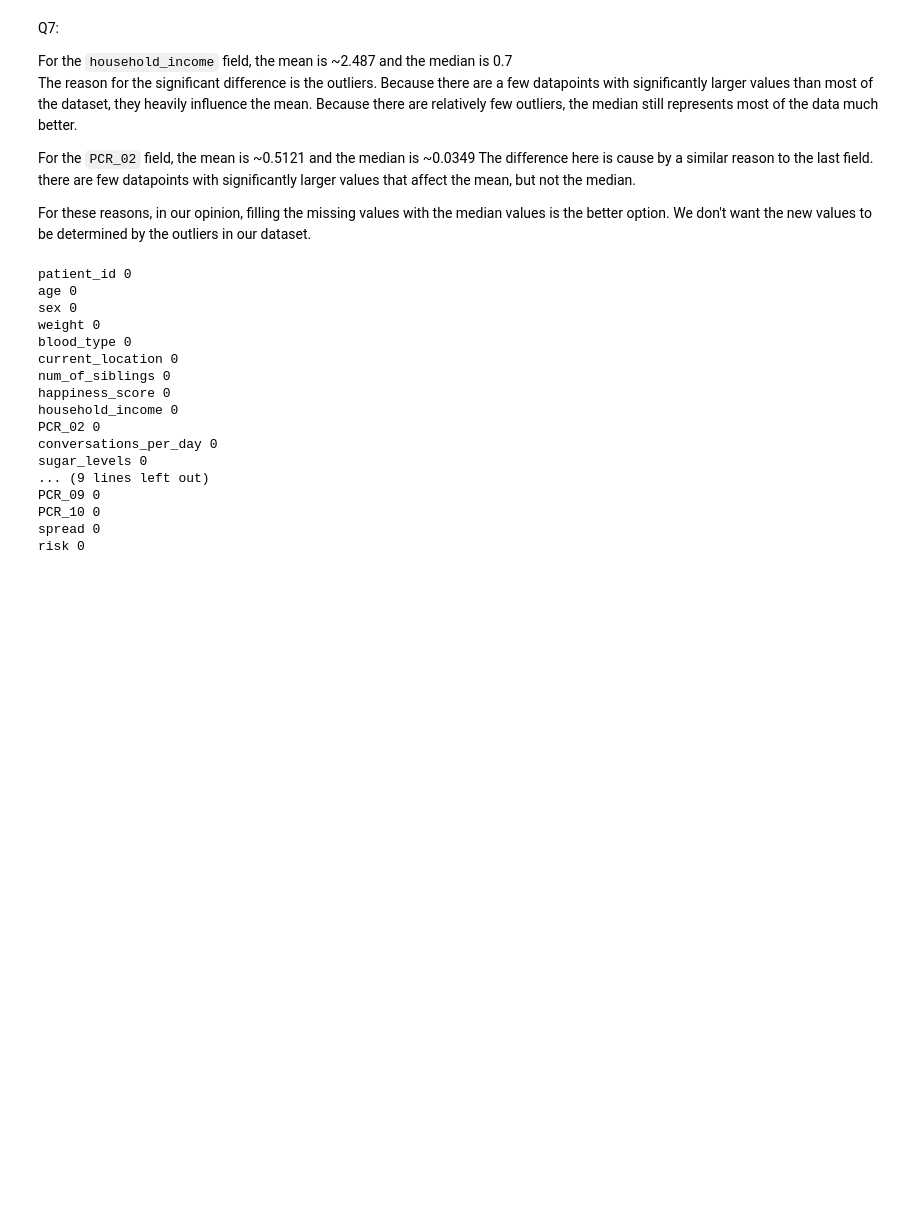
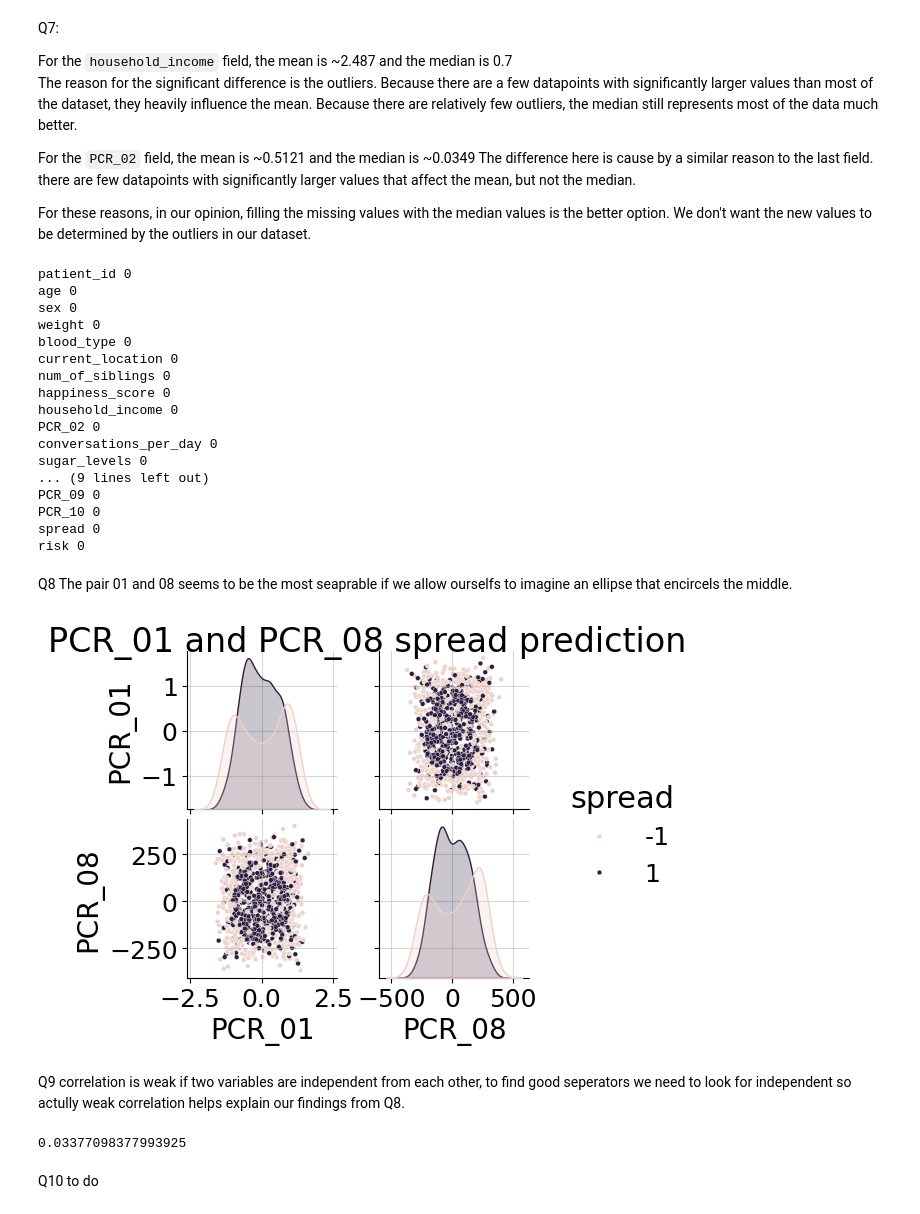
Before and after one commit to Shayshoon/ML_1, a Jupyter notebook: HW1_template.ipynb, the cells around one changed output. Cells and saved outputs as stored; diff of their text form; code cells hidden in the pictures; blank space fills up the shorter version.

```diff
--- a/HW1_template.ipynb
+++ b/HW1_template.ipynb
@@ -253,3 +254,26 @@ PCR_09 0
 PCR_10 0
 spread 0
 risk 0
+# %% [markdown]
+Q8
+The pair 01 and 08 seems to be the most seaprable if we allow ourselfs to imagine an ellipse that encircels the middle.
+# %%
+g=sns.pairplot(data=train_df,
+               vars=['PCR_01', 'PCR_08'], plot_kws={"s": 12},
+               hue='spread')
+g.fig.suptitle("PCR_01 and PCR_08 spread prediction", y=1.04)
+for ax in np.ravel(g.axes):
+   ax.grid(alpha=0.5)
+g.fig.set_size_inches(6,4)
+# %% [output]
+[figure, added]
+# %% [markdown]
+Q9
+correlation is weak if two variables are independent from each other, to find good seperators we need to look for independent so actully weak correlation helps explain our findings from Q8.
+# %%
+train_df['PCR_01'].corr(train_df['PCR_08'])
+# %% [output]
+0.03377098377993925
+# %% [markdown]
+Q10
+ to do
```
Also changed, not shown: parts of 5 cells of this notebook.
